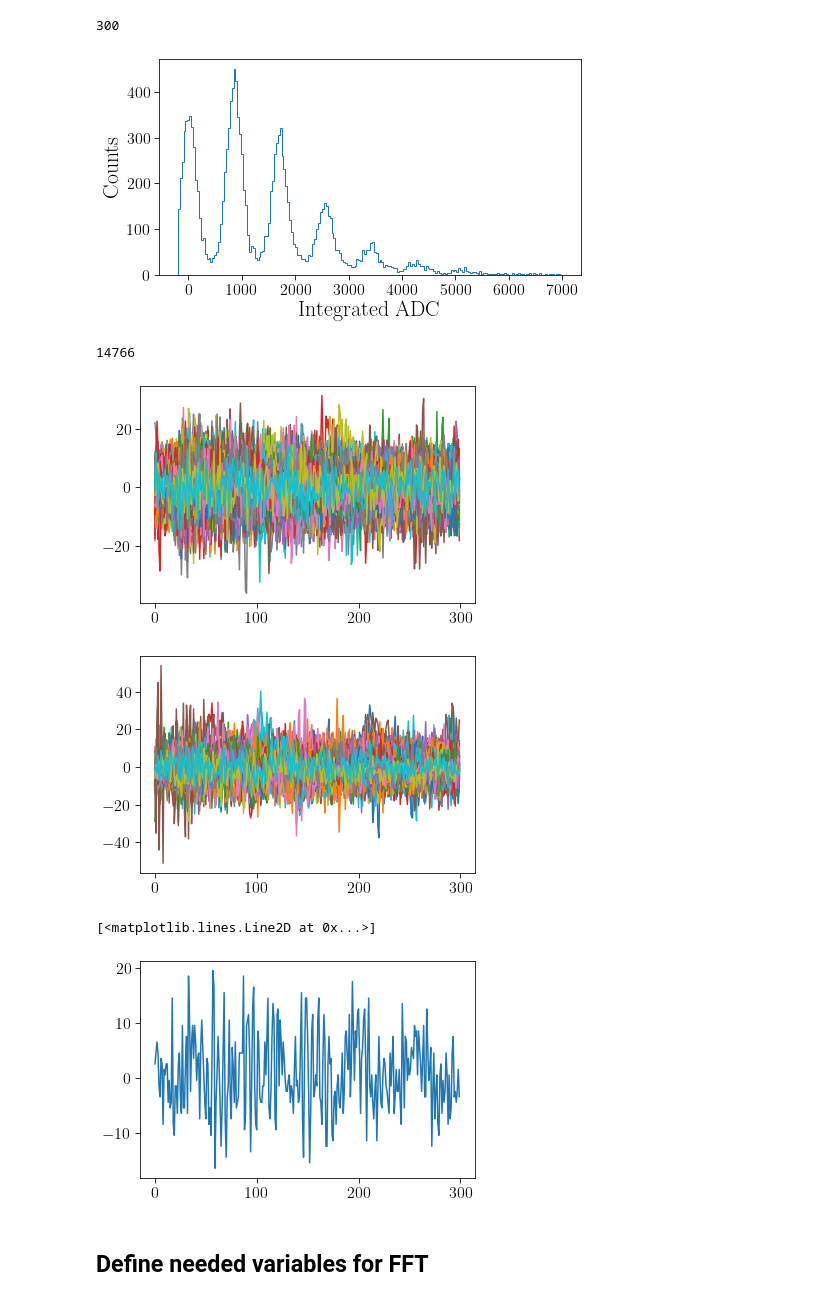
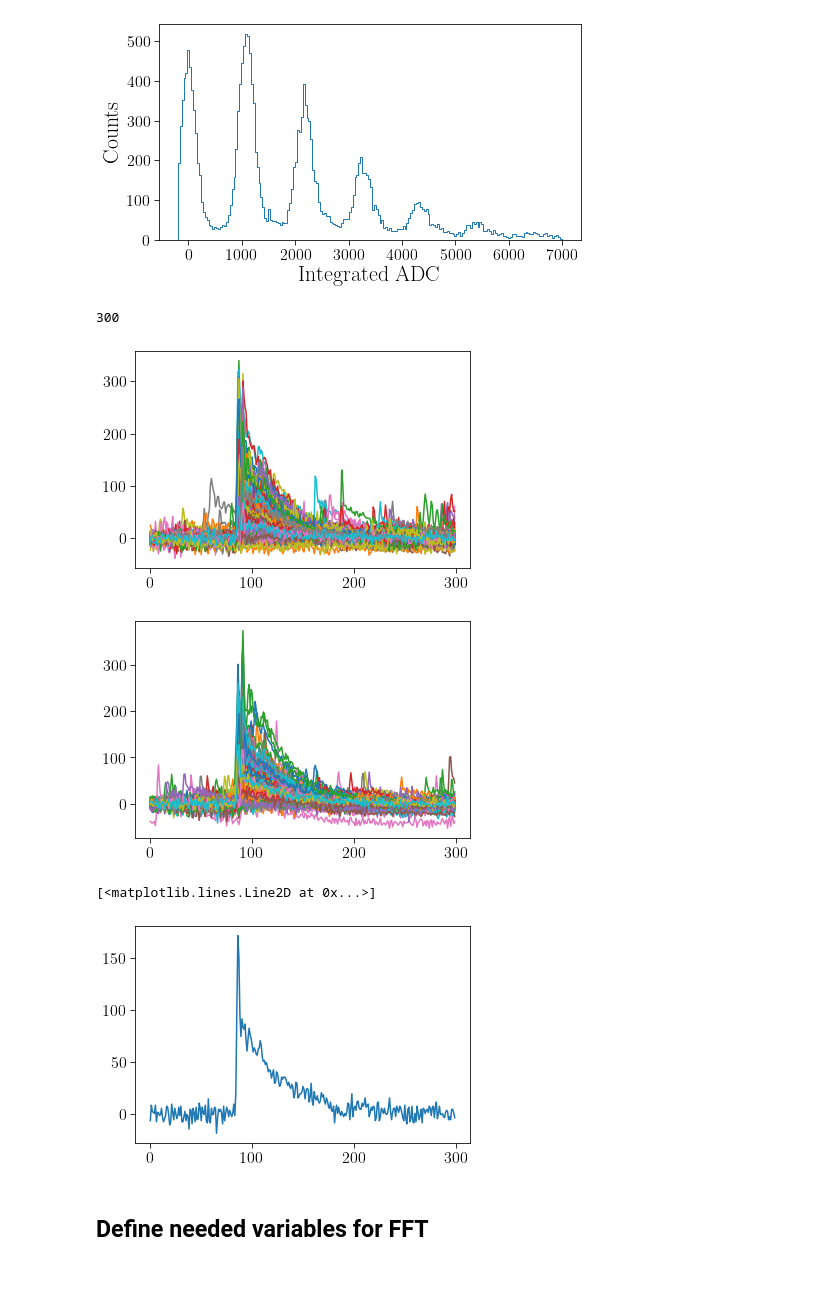
Before and after one commit to toej93/SiPM_QA, a Jupyter notebook: utilities/python/reader.ipynb, the cells around one changed output. Saved outputs shown, nothing was run; the diff lists cells and outputs as text; code cells hidden in the pictures.

Commit message:
analysis script and analysis code have been completed (first draft) The only thing to add is a loop that takes a run for different voltages to produce a gain-V curve.

```diff
--- a/utilities/python/reader.ipynb
+++ b/utilities/python/reader.ipynb
@@ -33,7 +33,8 @@ import warnings
 warnings.filterwarnings("ignore")
 # %%
 # infile_name = "190307-EJ309-1700V-SPE_2.dat"
-infile_name = "../../configFiles/data_wAmp.dat"
+# infile_name = "../../configFiles/data_wAmp.dat"
+infile_name = "../../data/SiPM_test/test.dat"
 df = CAENReader.DataFile(infile_name)
 print('Processing file:', infile_name)
 # %% [output]
@@ -41,5 +42,5 @@ Processing file: ../../configFiles/data_wAmp.dat
 # %%
-for i in range(0,10):
+for i in range(0,1):
     tr = df.getNextTrigger()
 #     if(i>85):
     tr.display()
@@ -65,7 +49,3 @@ plt.xlim(70,125)
-# %%
-len(tr.traces['b0tr0'])
-# %% [output]
-300
 # %%
 array = []
 integ_ADC = []
@@ -96,11 +76,12 @@ plt.xlabel('Integrated ADC')
 plt.tight_layout()
 # plt.savefig("./plots/PMT_MV_40min_bkgRun.pdf")
 # %% [output]
-[figure, old version]
+[figure, new version]
 # %%
-len(integ_ADC)
+len(trace)
 # %% [output]
-14766
+300
 # %%
-df = pd.DataFrame(integ_ADC, columns = ['integ_ADC'])
+# df = pd.DataFrame(integ_ADC, columns = ['integ_ADC'])
+#
 # %%
@@ -108,16 +89,19 @@ df.to_pickle("./test.pkl")
 # %%
+df.file.seek(0)
+
 for i in range(0,200):
+    tr = df.getNextTrigger()
     # Save waveform from specified channel ID
     trace = tr.traces['b0tr0'].astype("float")
     array_trace = np.array(np.ones(len(trace)))
     bsl = np.mean(trace[0:20])
     for i in range(len(trace)):
         array_trace[i] = (trace[i]-bsl)
 #     array.append(array_trace)
     plt.plot(array_trace)
     tr = df.getNextTrigger()
 # %% [output]
-[figure, old version]
+[figure, new version]
 # %%
 for i in range(0,200):
     # Save waveform from specified channel ID
@@ -129,7 +113,7 @@ for i in range(0,200):
     plt.plot(array_trace)
     tr = df.getNextTrigger()
 # %% [output]
-[figure, old version]
+[figure, new version]
 # %%
 wf_array = []
 # for i in range(0,200):
@@ -145,7 +129,7 @@ while tr is not None:
 plt.plot(wf_array[3])
 # %% [output]
 [<matplotlib.lines.Line2D at 0x...>]
-[figure, old version]
+[figure, new version]
 # %% [markdown]
 ## Define needed variables for FFT
 # %%
```
Also changed, not shown: parts of 15 cells of this notebook, 5 other files.
